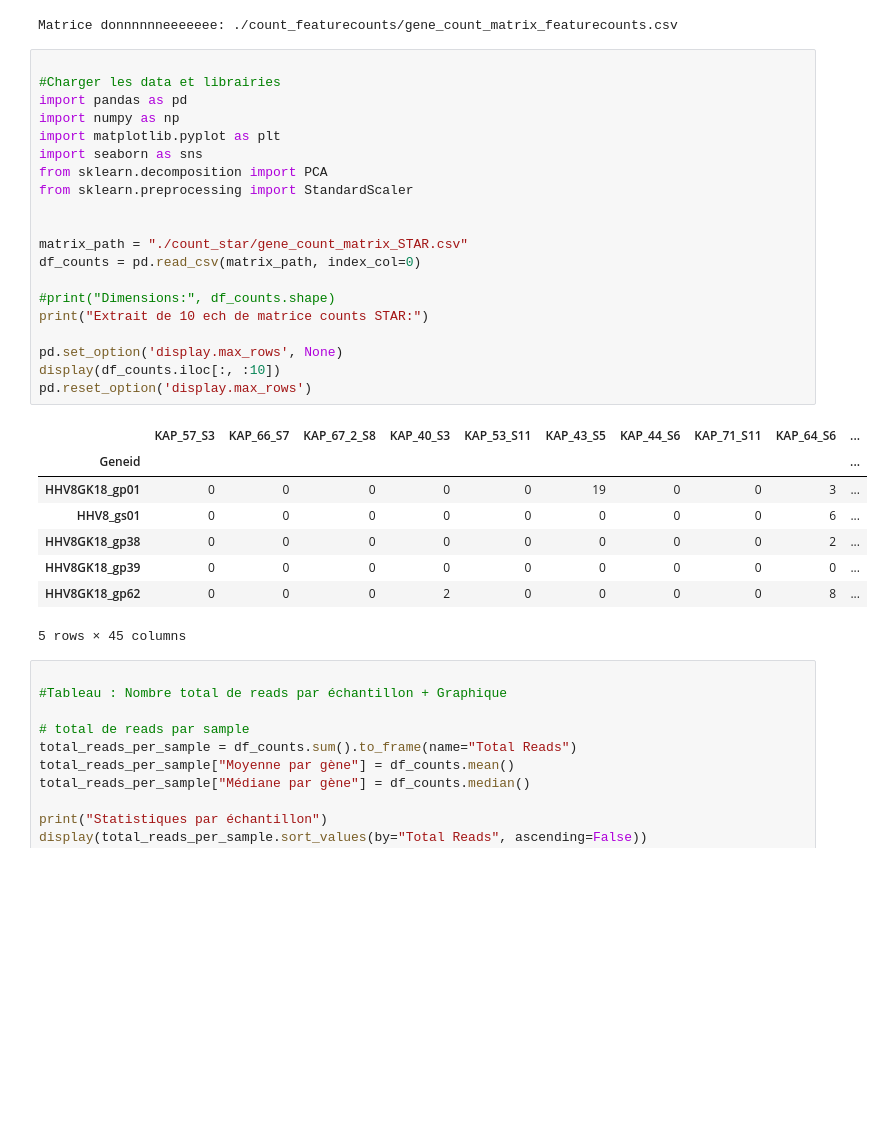
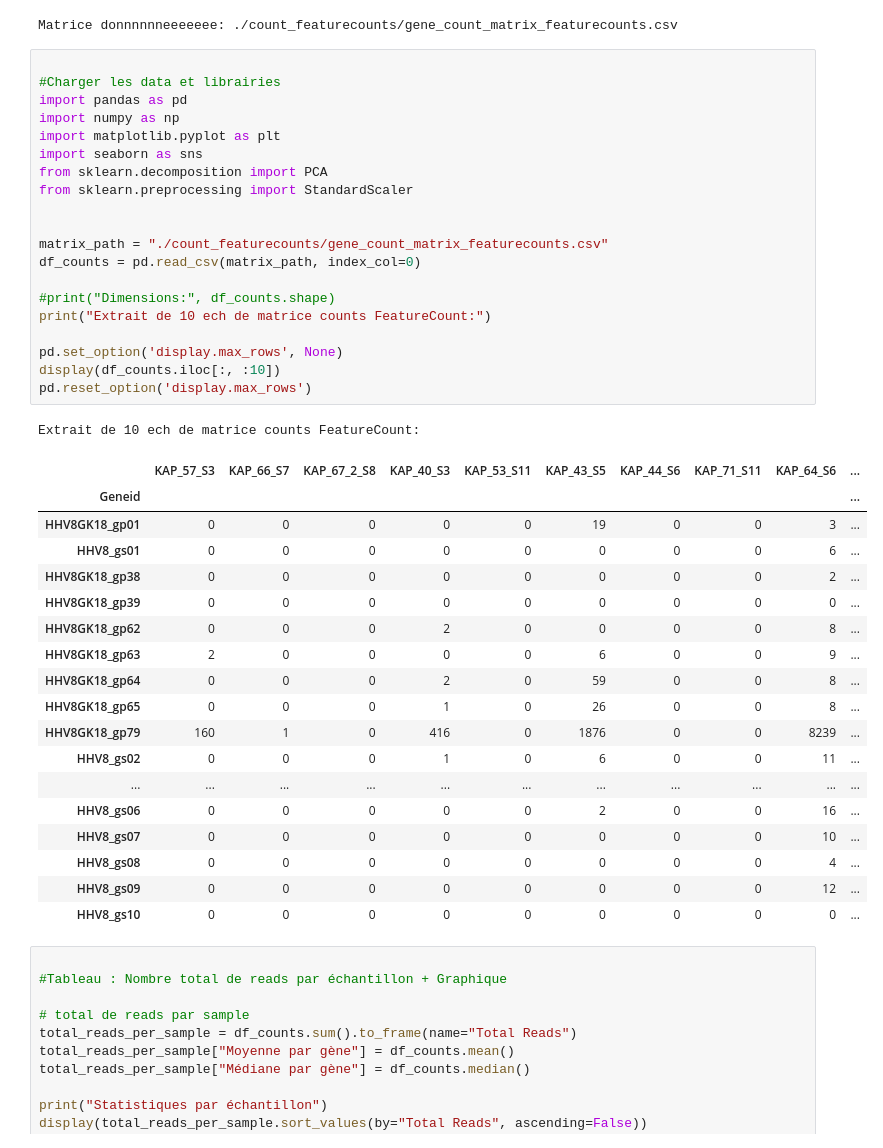
Before and after one commit to abdeljalil-senhaji/Project_HHV8, a Jupyter notebook: notebooks/differential_analysis_Featurecounts.ipynb, the cells around one changed output. Drawn from its saved outputs; the diff is of its cells as text; blank space fills up the shorter version.

```diff
--- a/notebooks/differential_analysis_Featurecounts.ipynb
+++ b/notebooks/differential_analysis_Featurecounts.ipynb
@@ -42,32 +44,43 @@ Matrice donnnnnneeeeeee: ./count_featurecounts/gene_count_matrix_featurecounts.c
 # %%
 
 #Charger les data et librairies
 import pandas as pd
 import numpy as np
 import matplotlib.pyplot as plt
 import seaborn as sns
 from sklearn.decomposition import PCA
 from sklearn.preprocessing import StandardScaler
 
 
-matrix_path = "./count_star/gene_count_matrix_STAR.csv"
+matrix_path = "./count_featurecounts/gene_count_matrix_featurecounts.csv"
 df_counts = pd.read_csv(matrix_path, index_col=0)
 
 #print("Dimensions:", df_counts.shape)
-print("Extrait de 10 ech de matrice counts STAR:")
+print("Extrait de 10 ech de matrice counts FeatureCount:")
 
 pd.set_option('display.max_rows', None)
 display(df_counts.iloc[:, :10])
 pd.reset_option('display.max_rows')
 # %% [output]
+Extrait de 10 ech de matrice counts FeatureCount:
 |  | KAP_57_S3 | KAP_66_S7 | KAP_67_2_S8 | KAP_40_S3 | KAP_53_S11 | KAP_43_S5 | KAP_44_S6 | KAP_71_S11 | KAP_64_S6 | ... |
 | Geneid |  |  |  |  |  |  |  |  |  | ... |
 | HHV8GK18_gp01 | 0 | 0 | 0 | 0 | 0 | 19 | 0 | 0 | 3 | ... |
 | HHV8_gs01 | 0 | 0 | 0 | 0 | 0 | 0 | 0 | 0 | 6 | ... |
 | HHV8GK18_gp38 | 0 | 0 | 0 | 0 | 0 | 0 | 0 | 0 | 2 | ... |
 | HHV8GK18_gp39 | 0 | 0 | 0 | 0 | 0 | 0 | 0 | 0 | 0 | ... |
 | HHV8GK18_gp62 | 0 | 0 | 0 | 2 | 0 | 0 | 0 | 0 | 8 | ... |
+| HHV8GK18_gp63 | 2 | 0 | 0 | 0 | 0 | 6 | 0 | 0 | 9 | ... |
+| HHV8GK18_gp64 | 0 | 0 | 0 | 2 | 0 | 59 | 0 | 0 | 8 | ... |
+| HHV8GK18_gp65 | 0 | 0 | 0 | 1 | 0 | 26 | 0 | 0 | 8 | ... |
+| HHV8GK18_gp79 | 160 | 1 | 0 | 416 | 0 | 1876 | 0 | 0 | 8239 | ... |
+| HHV8_gs02 | 0 | 0 | 0 | 1 | 0 | 6 | 0 | 0 | 11 | ... |
+| ... | ... | ... | ... | ... | ... | ... | ... | ... | ... | ... |
+| HHV8_gs06 | 0 | 0 | 0 | 0 | 0 | 2 | 0 | 0 | 16 | ... |
+| HHV8_gs07 | 0 | 0 | 0 | 0 | 0 | 0 | 0 | 0 | 10 | ... |
+| HHV8_gs08 | 0 | 0 | 0 | 0 | 0 | 0 | 0 | 0 | 4 | ... |
+| HHV8_gs09 | 0 | 0 | 0 | 0 | 0 | 0 | 0 | 0 | 12 | ... |
+| HHV8_gs10 | 0 | 0 | 0 | 0 | 0 | 0 | 0 | 0 | 0 | ... |
-5 rows × 45 columns
 # %%
 
 #Tableau : Nombre total de reads par échantillon + Graphique
```
Also changed, not shown: parts of 3 cells of this notebook.
